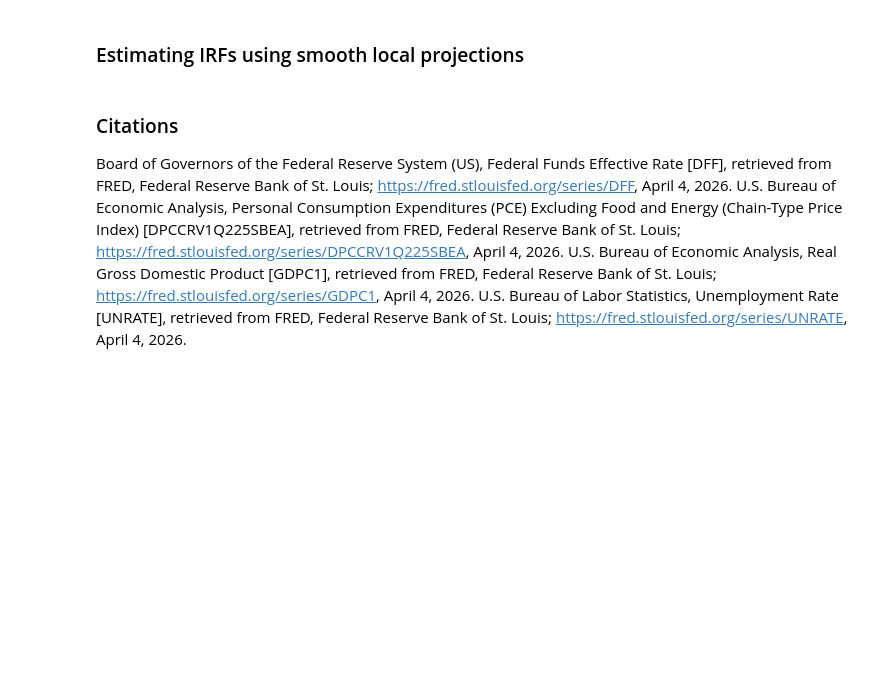
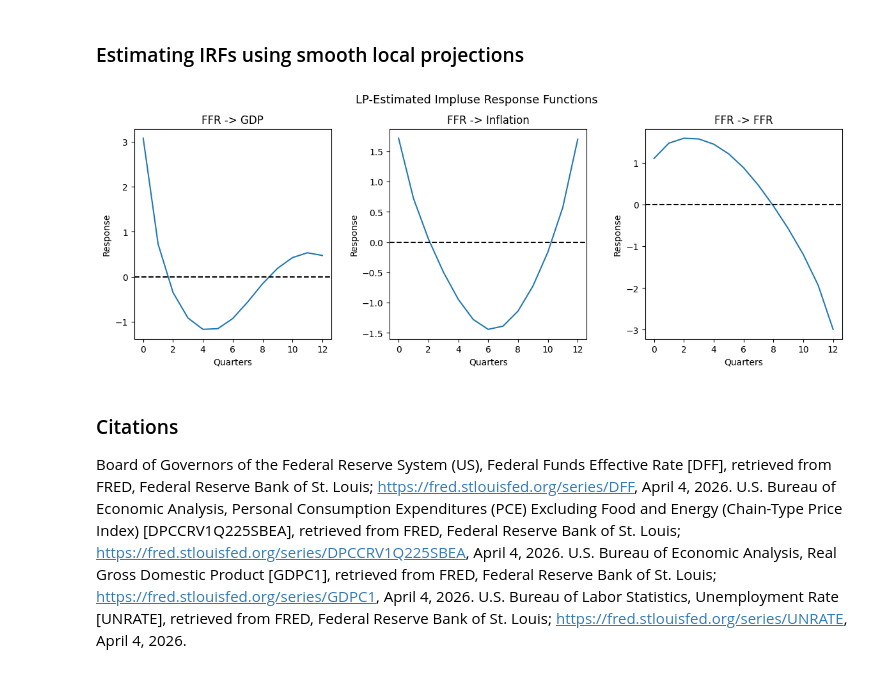
Before and after one commit to matt-dot-k/econ-622-project, a Jupyter notebook: example_notebooks/US_monetary.ipynb, the cells around one changed output. Cells and saved outputs as stored; diff of their text form; code cells hidden in the pictures; blank space fills up the shorter version.

```diff
--- a/example_notebooks/US_monetary.ipynb
+++ b/example_notebooks/US_monetary.ipynb
@@ -78,6 +94,24 @@ plt.show()
 ### Estimating IRFs using smooth local projections
 # %%
 # SLP estimation of IRFs
+SLP_model = SmoothLocalProjections(data, "FFR", None, True, 8, q)
+SLP = pd.DataFrame(SLP_model.SLP().beta)
+SLP.rename(columns={0: 'GDP', 1: 'Inflation', 2: 'FFR'}, inplace=True)
+varnames = SLP.columns
+
+plt.figure(figsize=(12, 8))
+for i in range(3):
+    plt.subplot(2, 3, i+1)
+    plt.plot(SLP[varnames[i]])
+    plt.title(f'FFR -> {var_names[i]}')
+    plt.xlabel('Quarters')
+    plt.ylabel('Response')
+    plt.axhline(0, color='black', linestyle='dashed')
+plt.suptitle('LP-Estimated Impluse Response Functions', fontsize=13)
+plt.tight_layout()
+plt.show()
+# %% [output]
+[figure, added]
 # %% [markdown]
 ### Citations
 Board of Governors of the Federal Reserve System (US), Federal Funds Effective Rate [DFF], retrieved from FRED, Federal Reserve Bank of St. Louis; https://fred.stlouisfed.org/series/DFF, April 4, 2026.
```
Also changed, not shown: parts of 3 cells of this notebook, 2 other files.
